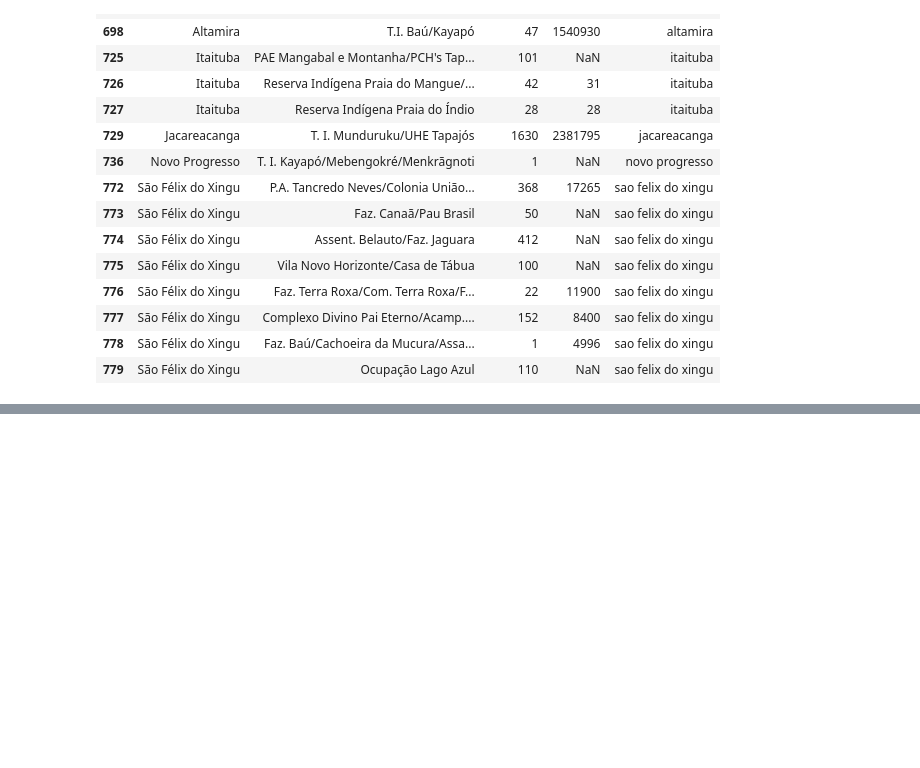
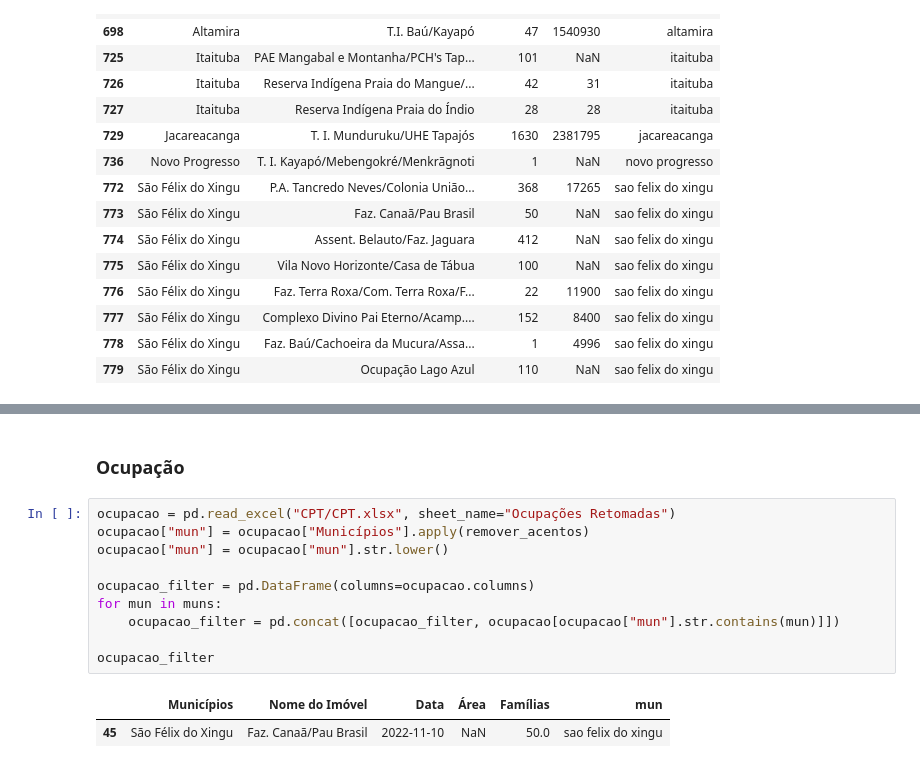
Before and after one commit to JoelFarias/CNUSTREAM, a Jupyter notebook: cpt.ipynb, the cells around one changed output, grey strips where cells are left out. Saved outputs shown, nothing was run; the diff lists cells and outputs as text; blank space fills up the shorter version.

```diff
--- a/cpt.ipynb
+++ b/cpt.ipynb
@@ -273,0 +309,15 @@ areas_conflito_filter
+# %% [markdown]
+### Ocupação
+# %%
+ocupacao = pd.read_excel("CPT/CPT.xlsx", sheet_name="Ocupações Retomadas")
+ocupacao["mun"] = ocupacao["Municípios"].apply(remover_acentos)
+ocupacao["mun"] = ocupacao["mun"].str.lower()
+
+ocupacao_filter = pd.DataFrame(columns=ocupacao.columns)
+for mun in muns:
+    ocupacao_filter = pd.concat([ocupacao_filter, ocupacao[ocupacao["mun"].str.contains(mun)]])
+
+ocupacao_filter
+# %% [output]
+|  | Municípios | Nome do Imóvel | Data | Área | Famílias | mun |
+| 45 | São Félix do Xingu | Faz. Canaã/Pau Brasil | 2022-11-10 | NaN | 50.0 | sao felix do xingu |
```
Also changed, not shown: parts of 12 cells of this notebook.
